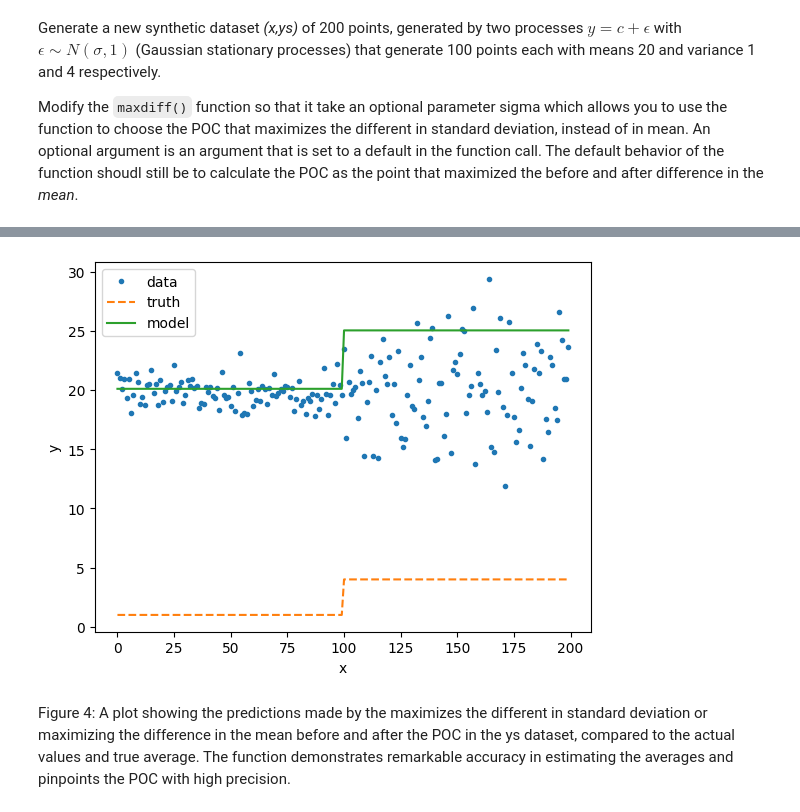
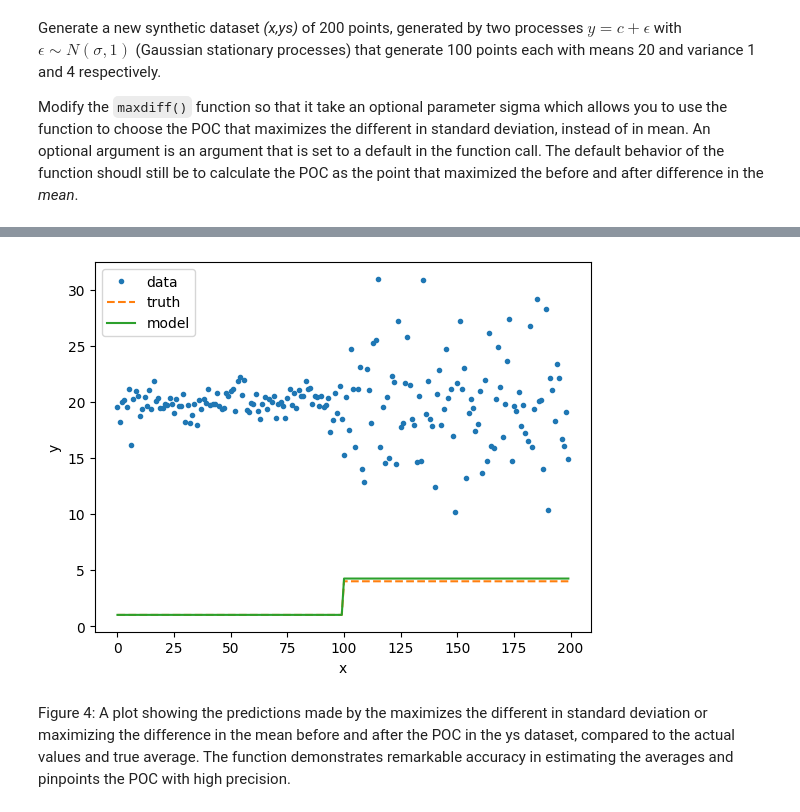
Before and after one commit to Osujan/MLTSA25_SShrestha, a Jupyter notebook: HW5/chchchchanges_instructions.ipynb, the cells around one changed output, grey strips where cells are left out. Drawn from its saved outputs; the diff is of its cells as text; code cells hidden in the pictures.

```diff
--- a/HW5/chchchchanges_instructions.ipynb
+++ b/HW5/chchchchanges_instructions.ipynb
@@ -159,12 +159,13 @@ poc: 1.00, Standard deviation before: 0.00, Standard Deviation after: 2.61
 # %%
+poc, before, after = maxdiff2(ys, sigma = True)
 pl.plot(x, ys, '.', label="data")
-pl.plot(range(200), [s1] * 100 + [s2] * 100, '--', label="truth")
+pl.plot(range(200), [1] * 100 + [s2] * 100, '--', label="truth")
 pl.plot(x, [before] * poc + [after] * (len(ys) - poc), label="model")
 pl.xlabel('x')
 pl.ylabel('y');
 pl.legend();
 # %% [output]
-[figure, old version]
+[figure, new version]
 # %% [markdown]
 Figure 4: A plot showing the predictions made by the maximizes the different in standard deviation or maximizing the difference in the mean before and after the POC in the ys dataset, compared to the actual values and true average. The function demonstrates remarkable accuracy in estimating the averages and pinpoints the POC with high precision.
 # %% [markdown]
```
Also changed, not shown: parts of 1 cell of this notebook.
